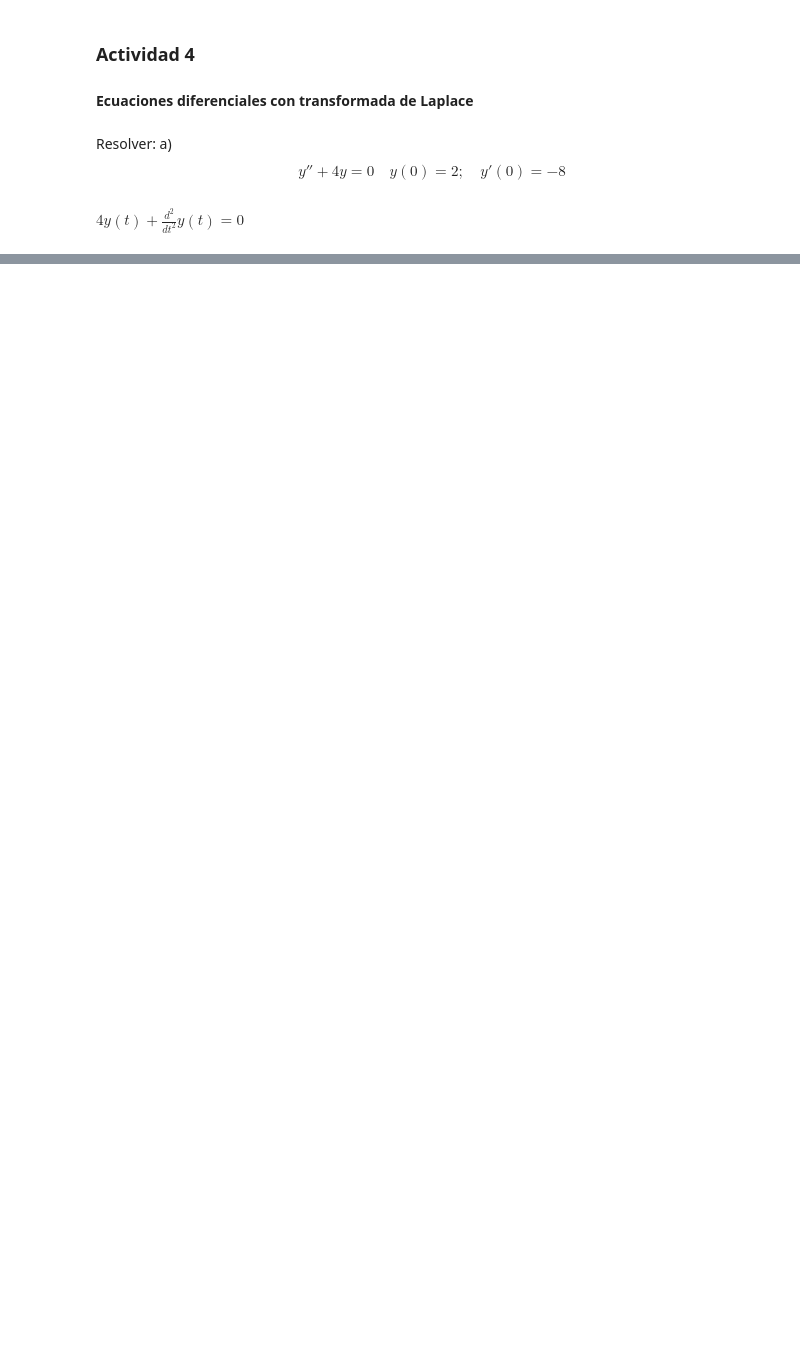
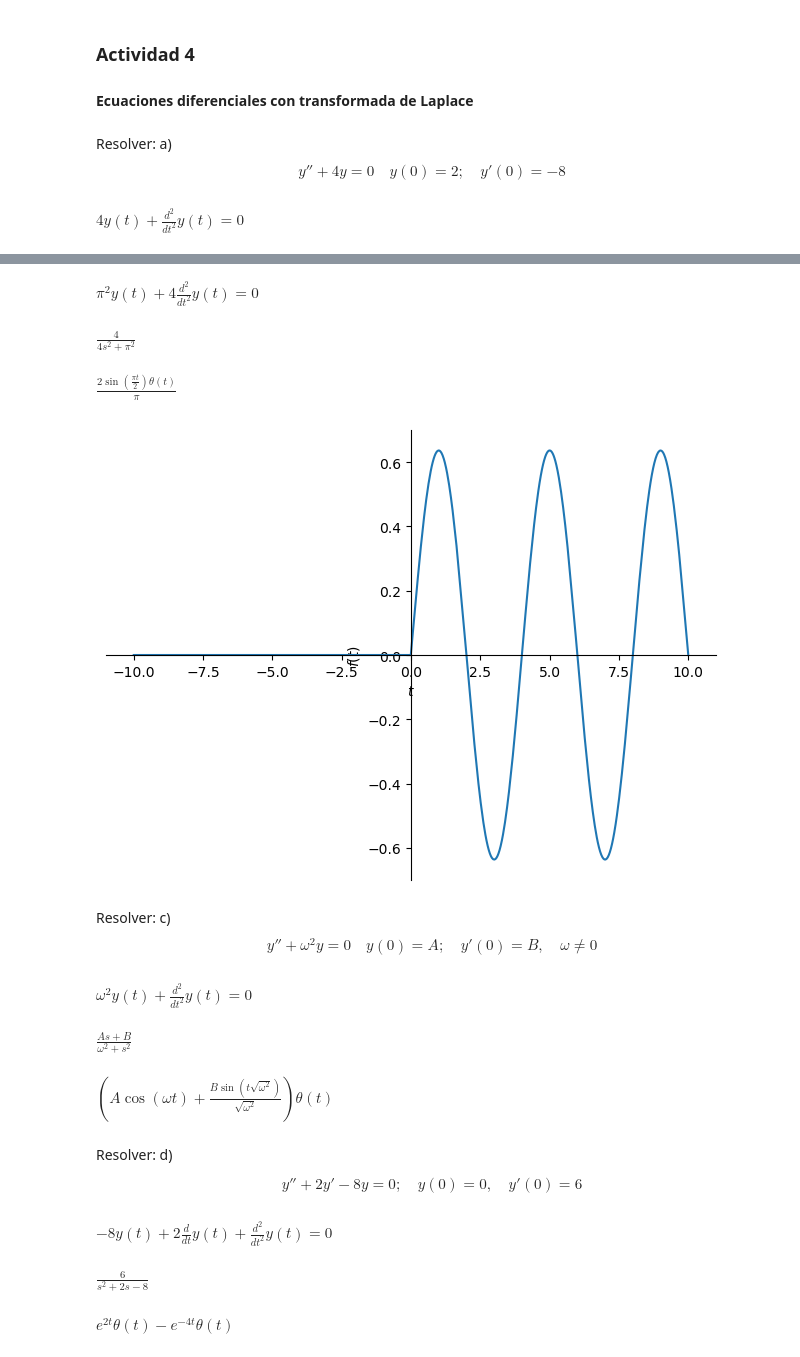
Before and after one commit to JaviMH24/Topicos-de-Ecuaciones-Diferenciales, a Jupyter notebook: Actividad_4.ipynb, the cells around one changed output, grey strips where cells are left out. Saved outputs shown, nothing was run; the diff lists cells and outputs as text; code cells hidden in the pictures; blank space fills up the shorter version.

```diff
--- a/Actividad_4.ipynb
+++ b/Actividad_4.ipynb
@@ -25,0 +54,37 @@ AttributeError: 'Equality' object has no attribute 'as_independent'
+# %%
+ode
+# %% [output]
+$\displaystyle \pi^{2} y{\left(t \right)} + 4 \frac{d^{2}}{d t^{2}} y{\left(t \right)} = 0$
+# %%
+Fs = sp.laplace_transform(ode.lhs, t, s, noconds=True) - sp.laplace_transform(ode.rhs, t, s, noconds=True)
+# Sustituir las condiciones iniciales en la transformada de Laplace
+Y = sp.Function('Y')(s)  # Función transformada en el dominio de s
+Fs = Fs.subs(sp.laplace_transform(y(t), t, s, noconds=True), Y)
+Fs = Fs.subs({y(0): 0, y(t).diff(t).subs(t, 0): 1})
+# %%
+Ys = sp.solve(Fs, Y)[0]
+# %%
+Ys
+# %% [output]
+$\displaystyle \frac{4}{4 s^{2} + \pi^{2}}$
+# %%
+# Aplicar la transformada inversa de Laplace para obtener y(t)
+yt = sp.inverse_laplace_transform(Ys, s, t)
+# %%
+yt
+# %% [output]
+$\displaystyle \frac{2 \sin{\left(\frac{\pi t}{2} \right)} \theta\left(t\right)}{\pi}$
+# %%
+c2=sp.plotting.plot(yt)
+# %% [output]
+[figure, added]
+# %% [markdown]
+Resolver: c)
+$$ y''+\omega^2y=0 \quad y(0)=A ; \quad y'(0)=B, \quad \omega\neq0$$
+# %%
+t , s, omega0=sp.symbols("t,s, omega")
+y=sp.Function('y')
+ode=sp.Eq(sp.Derivative(y(t),t,t)+ omega0**2*y(t),0)
+ode
+# %% [output]
+$\displaystyle \omega^{2} y{\left(t \right)} + \frac{d^{2}}{d t^{2}} y{\left(t \right)} = 0$
@@ -25,0 +98,21 @@ AttributeError: 'Equality' object has no attribute 'as_independent'
+# %%
+Ys = sp.solve(Fs, Y)[0]
+Ys
+# %% [output]
+$\displaystyle \frac{A s + B}{\omega^{2} + s^{2}}$
+# %%
+yt = sp.inverse_laplace_transform(Ys, s, t)
+yt
+# %% [output]
+$\displaystyle \left(A \cos{\left(\omega t \right)} + \frac{B \sin{\left(t \sqrt{\omega^{2}} \right)}}{\sqrt{\omega^{2}}}\right) \theta\left(t\right)$
+# %% [markdown]
+Resolver: d)
+
+$$ y''+2y' -8y=0; \quad y(0)=0, \quad y'(0)=6$$
+# %%
+t,s=sp.symbols("t,s")
+y=sp.Function('y')
+ode=sp.Eq(sp.Derivative(y(t),t,t)+ 2*sp.Derivative(y(t),t) -8*y(t),0)
+ode
+# %% [output]
+$\displaystyle - 8 y{\left(t \right)} + 2 \frac{d}{d t} y{\left(t \right)} + \frac{d^{2}}{d t^{2}} y{\left(t \right)} = 0$
@@ -25,0 +125,10 @@ AttributeError: 'Equality' object has no attribute 'as_independent'
+# %%
+Ys = sp.solve(Fs, Y)[0]
+Ys
+# %% [output]
+$\displaystyle \frac{6}{s^{2} + 2 s - 8}$
+# %%
+yt = sp.inverse_laplace_transform(Ys, s, t)
+yt
+# %% [output]
+$\displaystyle e^{2 t} \theta\left(t\right) - e^{- 4 t} \theta\left(t\right)$
```
Also changed, not shown: parts of 36 cells of this notebook.
